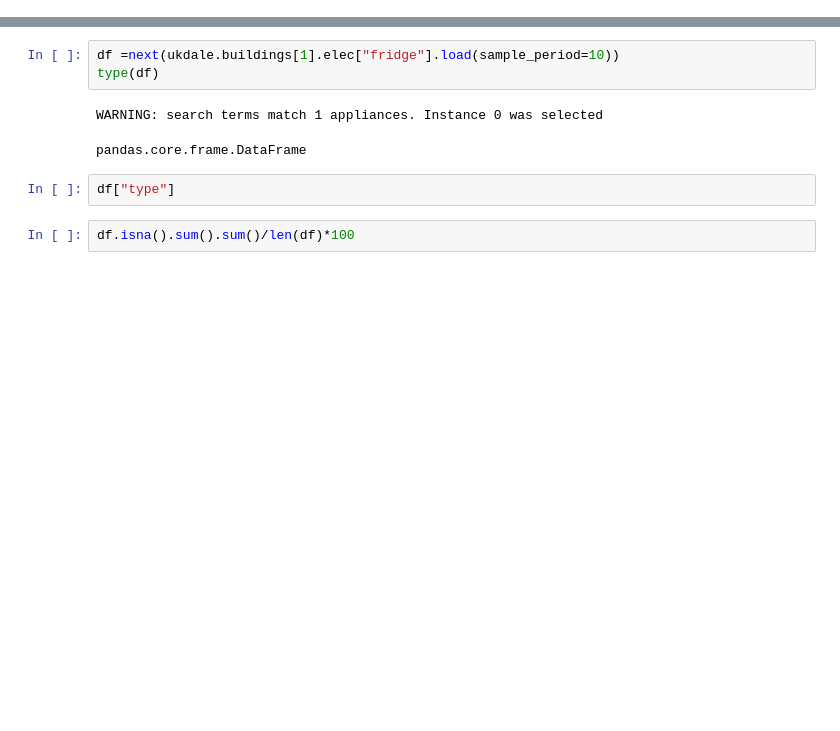
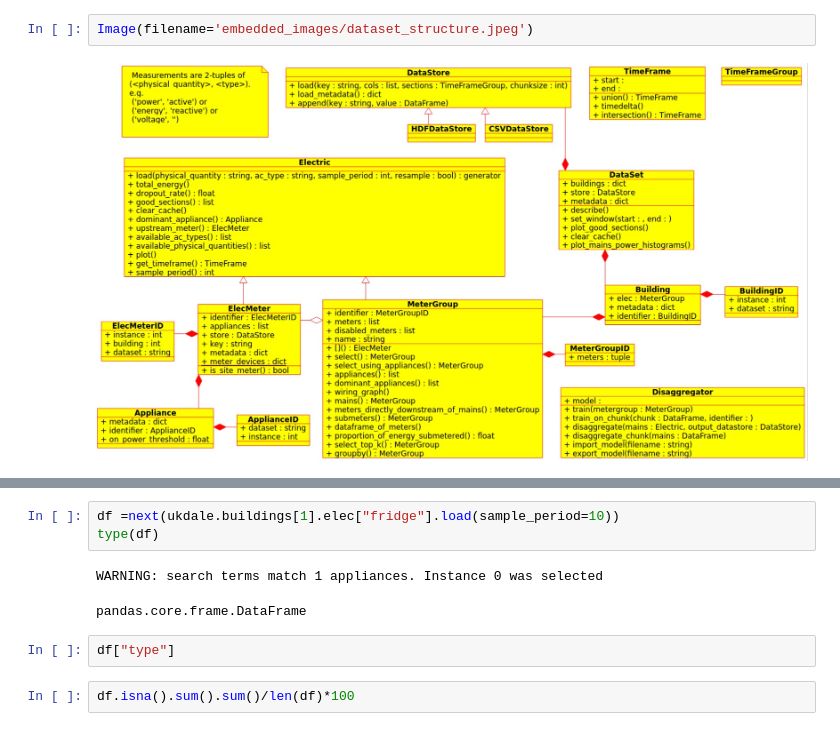
Before and after one commit to daviddeket/smart_meter_predictions, a Jupyter notebook: cs1_project_notebook.ipynb, the cells around one changed output, grey strips where cells are left out. Saved outputs shown, nothing was run; the diff lists cells and outputs as text; blank space fills up the shorter version.

```diff
--- a/cs1_project_notebook.ipynb
+++ b/cs1_project_notebook.ipynb
@@ -52,0 +14,4 @@ ValueError: Not a location (invalid object ID)
+# %%
+Image(filename='embedded_images/dataset_structure.jpeg')
+# %% [output]
+[figure, added]
```
Also changed, not shown: parts of 13 cells of this notebook, 6 other files.
